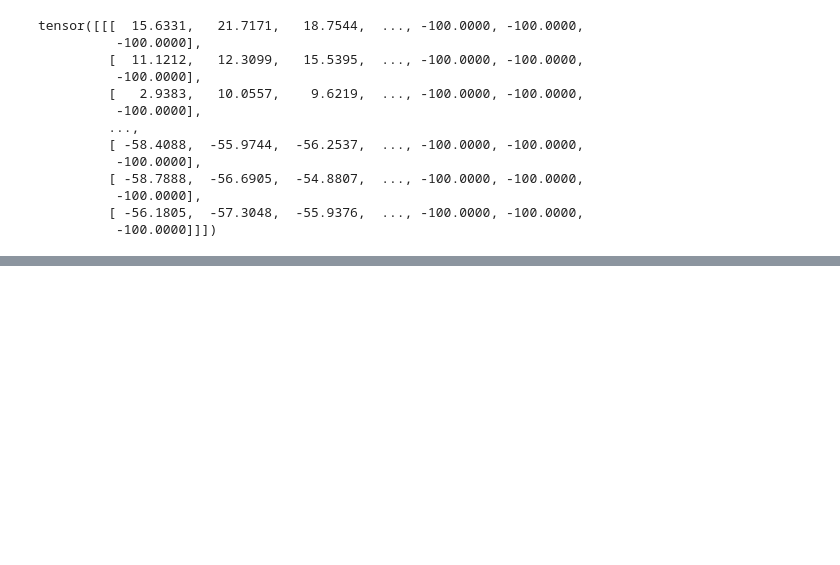
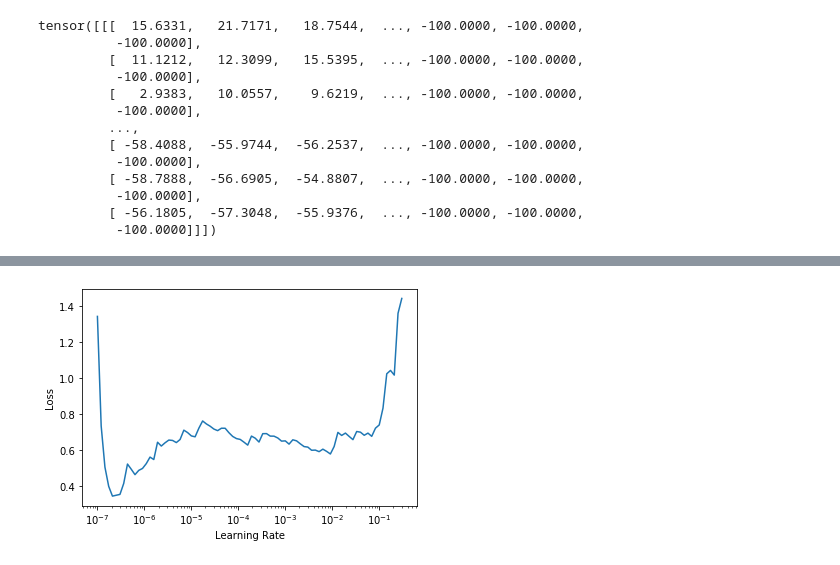
Before and after one commit to limeai/fastai_dev, a Jupyter notebook: dev/71_audio_model.ipynb, the cells around one changed output, grey strips where cells are left out. Cells and saved outputs as stored; diff of their text form; code cells hidden in the pictures; blank space fills up the shorter version.

```diff
--- a/dev/71_audio_model.ipynb
+++ b/dev/71_audio_model.ipynb
@@ -255,0 +105,2 @@ pets(items[0])
+# %%
+learn.fit_one_cycle(5, 2e-4)
@@ -255,0 +114,3 @@ pets(items[0])
+# %%
+learn.lr_find()
+# %% [output]
@@ -255,0 +118 @@ pets(items[0])
+[figure, added]
```
Also changed, not shown: parts of 58 cells of this notebook.
